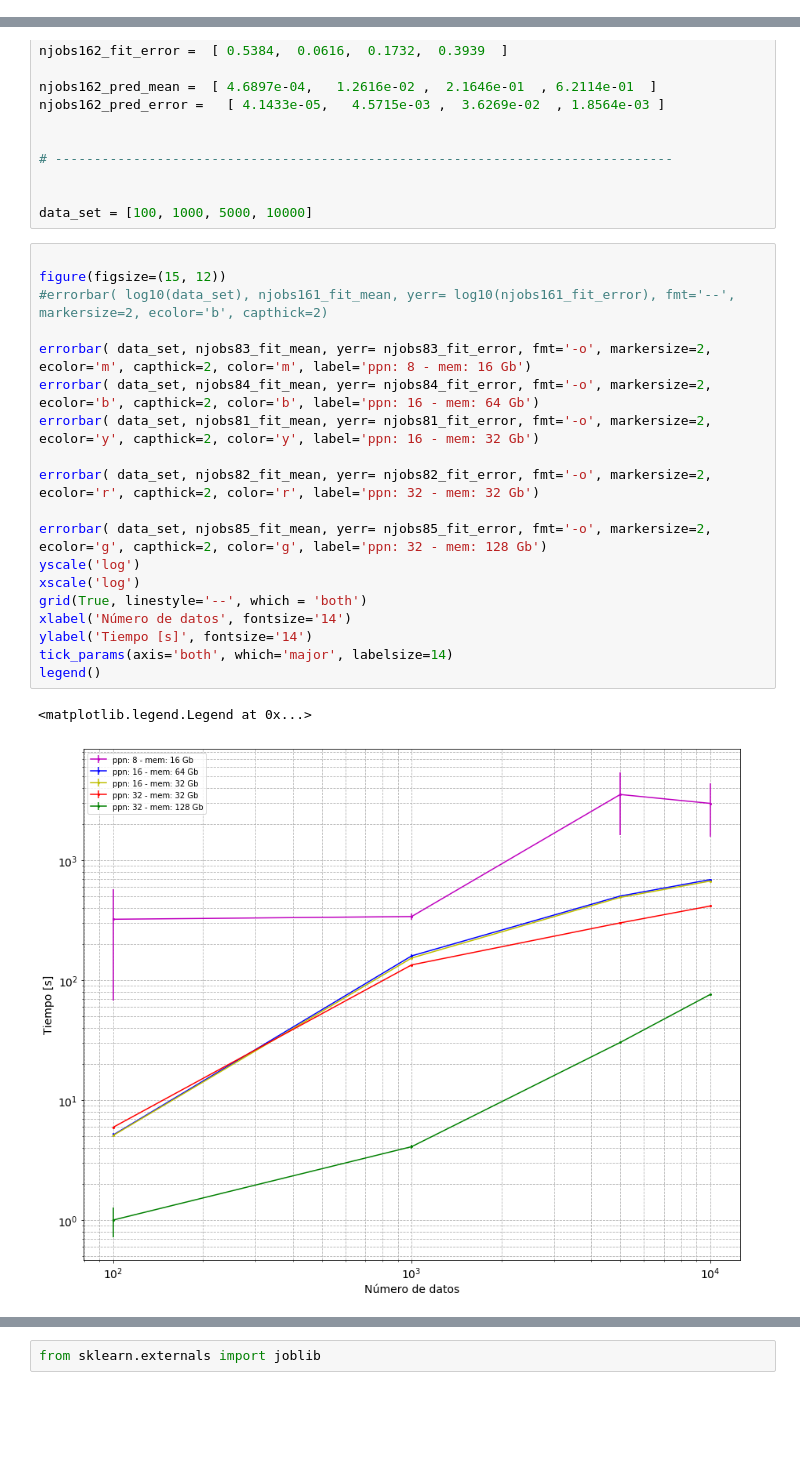
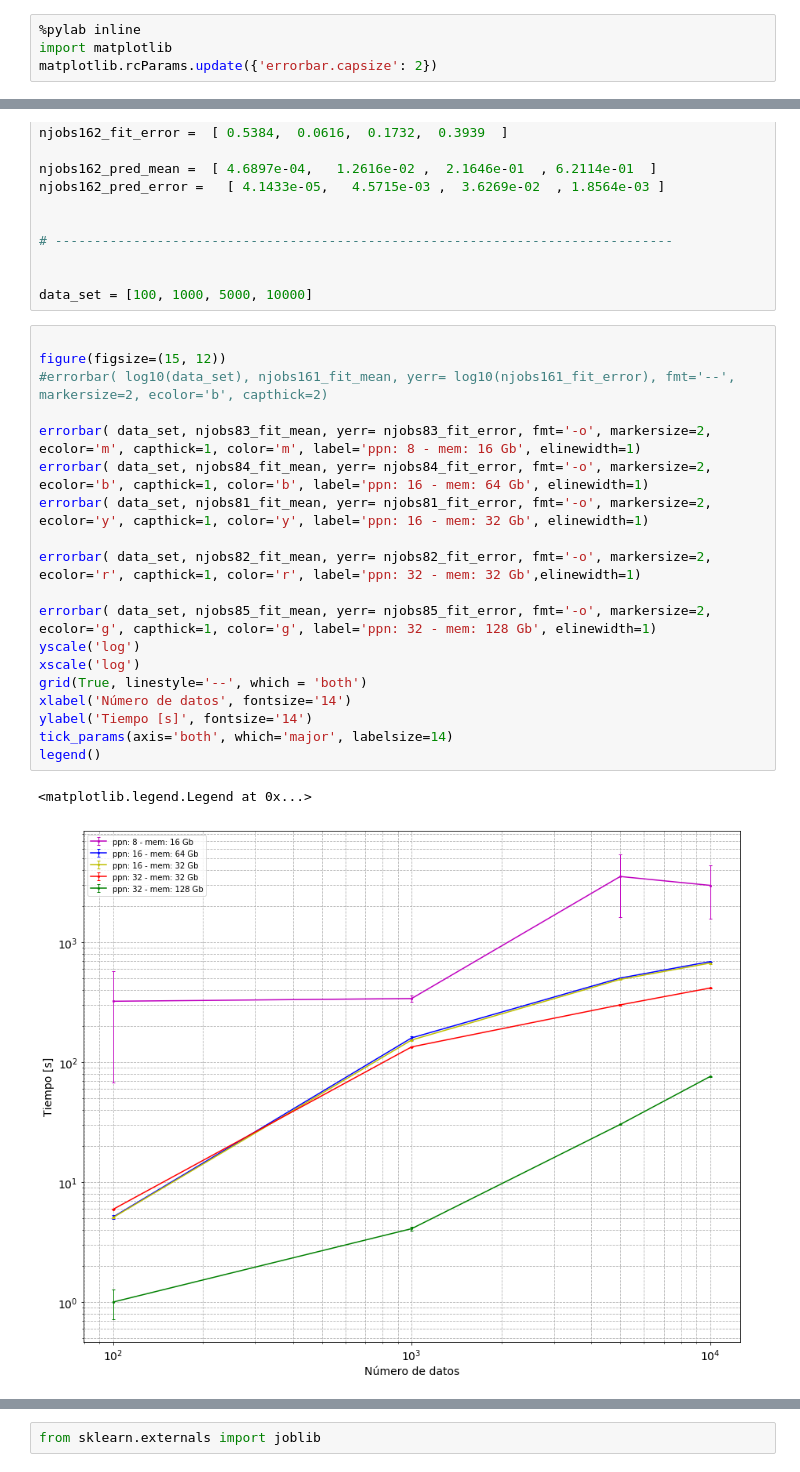
Before and after one commit to sergiolobo26/Monograf-aRedshiftML, a Jupyter notebook: Python/test_ML_algortims_for_BGS.ipynb, the cells around one changed output, grey strips where cells are left out. Drawn from its saved outputs; the diff is of its cells as text; blank space fills up the shorter version.

```diff
--- a/Python/test_ML_algortims_for_BGS.ipynb
+++ b/Python/test_ML_algortims_for_BGS.ipynb
@@ -4,0 +1,4 @@ Populating the interactive namespace from numpy and matplotlib
+# %%
+%pylab inline
+import matplotlib
+matplotlib.rcParams.update({'errorbar.capsize': 2})
@@ -129,25 +139,25 @@ data_set = [100, 1000, 5000, 10000]
 # %%
 
 figure(figsize=(15, 12))
 #errorbar( log10(data_set), njobs161_fit_mean, yerr= log10(njobs161_fit_error), fmt='--', markersize=2, ecolor='b', capthick=2)
 
-errorbar( data_set, njobs83_fit_mean, yerr= njobs83_fit_error, fmt='-o', markersize=2, ecolor='m', capthick=2, color='m', label='ppn: 8 - mem: 16 Gb')
-errorbar( data_set, njobs84_fit_mean, yerr= njobs84_fit_error, fmt='-o', markersize=2, ecolor='b', capthick=2, color='b', label='ppn: 16 - mem: 64 Gb')
-errorbar( data_set, njobs81_fit_mean, yerr= njobs81_fit_error, fmt='-o', markersize=2, ecolor='y', capthick=2, color='y', label='ppn: 16 - mem: 32 Gb')
+errorbar( data_set, njobs83_fit_mean, yerr= njobs83_fit_error, fmt='-o', markersize=2, ecolor='m', capthick=1, color='m', label='ppn: 8 - mem: 16 Gb', elinewidth=1)
+errorbar( data_set, njobs84_fit_mean, yerr= njobs84_fit_error, fmt='-o', markersize=2, ecolor='b', capthick=1, color='b', label='ppn: 16 - mem: 64 Gb', elinewidth=1)
+errorbar( data_set, njobs81_fit_mean, yerr= njobs81_fit_error, fmt='-o', markersize=2, ecolor='y', capthick=1, color='y', label='ppn: 16 - mem: 32 Gb', elinewidth=1)
 
-errorbar( data_set, njobs82_fit_mean, yerr= njobs82_fit_error, fmt='-o', markersize=2, ecolor='r', capthick=2, color='r', label='ppn: 32 - mem: 32 Gb')
+errorbar( data_set, njobs82_fit_mean, yerr= njobs82_fit_error, fmt='-o', markersize=2, ecolor='r', capthick=1, color='r', label='ppn: 32 - mem: 32 Gb',elinewidth=1)
 
-errorbar( data_set, njobs85_fit_mean, yerr= njobs85_fit_error, fmt='-o', markersize=2, ecolor='g', capthick=2, color='g', label='ppn: 32 - mem: 128 Gb')
+errorbar( data_set, njobs85_fit_mean, yerr= njobs85_fit_error, fmt='-o', markersize=2, ecolor='g', capthick=1, color='g', label='ppn: 32 - mem: 128 Gb', elinewidth=1)
 yscale('log')
 xscale('log')
 grid(True, linestyle='--', which = 'both')
 xlabel('Número de datos', fontsize='14')
 ylabel('Tiempo [s]', fontsize='14')
 tick_params(axis='both', which='major', labelsize=14)
 legend()
 # %% [output]
 <matplotlib.legend.Legend at 0x...>
-[figure, old version]
+[figure, new version]
 # %%
 figure(figsize=(15, 12))
 #errorbar( log10(data_set), njobs161_fit_mean, yerr= log10(njobs161_fit_error), fmt='--', markersize=2, ecolor='b', capthick=2)
```
Also changed, not shown: parts of 23 cells of this notebook, 2 other files.
